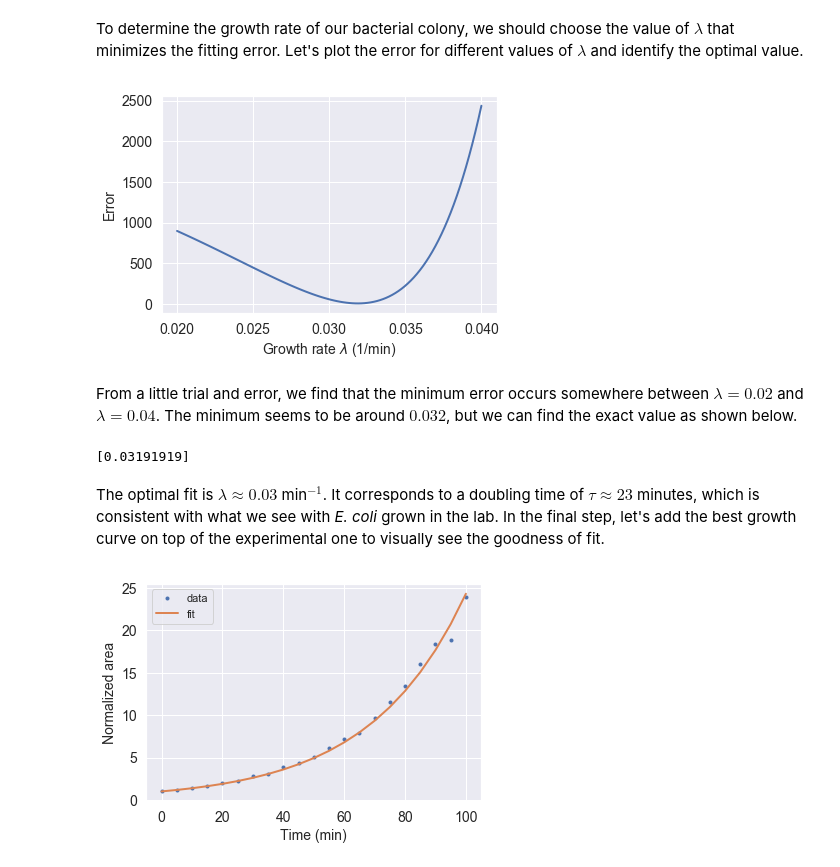
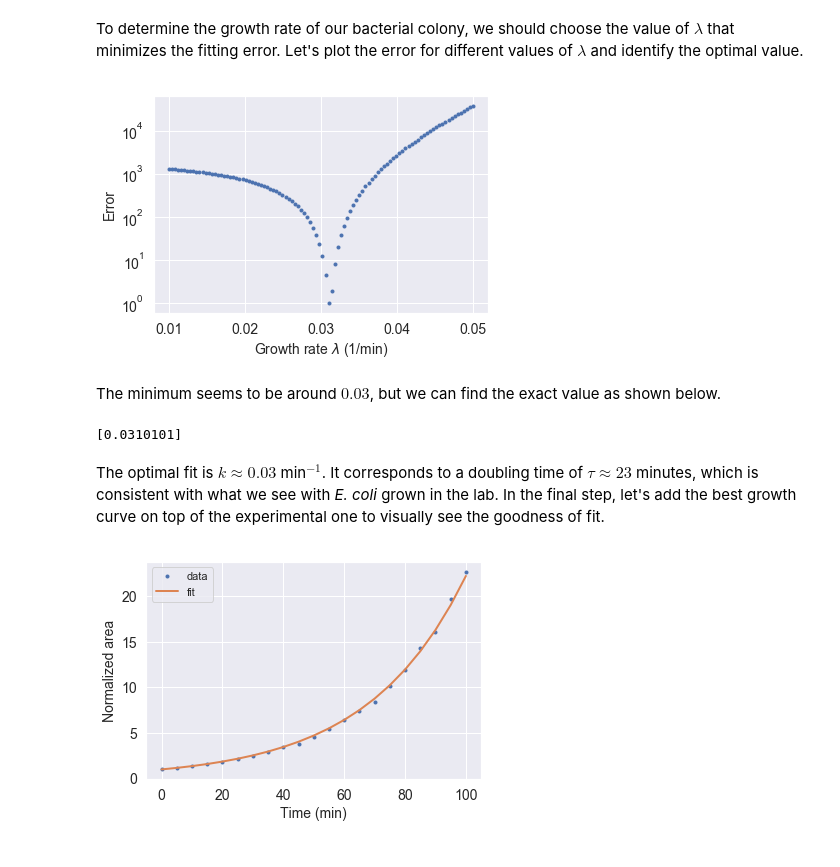
Before and after one commit to RPGroup-PBoC/gist_pboc_2019, a Jupyter notebook: code/bacterial_growth.ipynb, the cells around one changed output. Drawn from its saved outputs; the diff is of its cells as text; code cells hidden in the pictures.

```diff
--- a/code/bacterial_growth.ipynb
+++ b/code/bacterial_growth.ipynb
@@ -168,34 +164,31 @@ array(['./data/ecoli_growth/ecoli_TRITC_00.tif',
        './data/ecoli_growth/ecoli_TRITC_03.tif',
        './data/ecoli_growth/ecoli_TRITC_04.tif'], dtype='<U38')
 # %%
-# Number of frames
+# number of frames
 n_frames = len(im_names)
 
-# An array to store the bacterial areas
+# an array to store the bacterial areas
 area_tot = np.zeros(n_frames)
 
-# Extract the bacterial areas
+# extract the bacterial areas
 for n in range(n_frames):
 
-    # Read the frame
+    # read the frame
     im = skimage.io.imread(im_names[n])
 
-    # Renormalize the image
-    im_float = (im - np.min(im))/(np.max(im) - np.min(im))
+    # apply the threshold
+    im_thresh = im > 208
 
-    # Apply the threshold
-    im_thresh = im_float > threshold
-
-    # Save the area in our array
+    # save the area in our array
     area_tot[n] = np.sum(im_thresh)
 
-# Time resolution in minutes
+# time resolution in minutes
 dt = 5
 
-# Measurement times
+# measurement times
 times = dt * np.arange(n_frames)
 
-# Plot the time dependence of the bacterial area
+# plot the time dependence of the bacterial area
 plt.plot(times, area_tot, '.')
 plt.xlabel('Time (min)')
 plt.ylabel('Total area (pixels)')
@@ -236,48 +229,49 @@ def err(norm_area, times, rate):
 # %% [markdown]
 To determine the growth rate of our bacterial colony, we should choose the value of $\lambda$ that minimizes the fitting error. Let's plot the error for different values of $\lambda$ and identify the optimal value.
 # %%
-# Number of points to plot
+# number of points to plot
 n_points = 100
 
-# Range of lambdas to test
-lambdas = np.linspace(0.02, 0.04, n_points)
+# range of k's to test
+ks = np.linspace(0.01, 0.05, n_points)
 
-# Initilize an array of error
+# initilize an array of error
 errors = np.zeros(n_points)
 
-# For each lambda, call our err funtion to determine the amount of error
+# for each k, call our err funtion to determine the amount of error
 for i in range(n_points):
-    errors[i] = err(area_tot_norm, times, lambdas[i])
+    errors[i] = err(area_tot_norm, times, ks[i])
 
-# Plot the erros over the values of lambda
-plt.plot(lambdas, errors)
+# plot the erros over the values of lambda
+plt.plot(ks, errors, '.')
 plt.ylabel('Error')
 plt.xlabel('Growth rate $\lambda$ (1/min)')
+plt.yscale('log')
 plt.show()
 # %% [output]
-[figure, old version]
+[figure, new version]
 # %% [markdown]
-From a little trial and error, we find that the minimum error occurs somewhere between $\lambda = 0.02$ and $\lambda = 0.04$. The minimum seems to be around $0.032$, but we can find the exact value as shown below.
+The minimum seems to be around $0.03$, but we can find the exact value as shown below.
 # %%
-# Index of the optimal lambda
+# index of the optimal k
 ind_optimal = np.where(errors == np.min(errors))
 
-# Optimal lambda
-lambda_fit = lambdas[ind_optimal]
+# optimal k
+k_fit = ks[ind_optimal]
 
-# Show the optimal fit
-print(lambda_fit)
+# show the optimal fit
+print(k_fit)
 # %% [output]
-[0.03191919]
+[0.0310101]
 # %% [markdown]
-The optimal fit is $\lambda \approx 0.03$ min$^{-1}$. It corresponds to a doubling time of $\tau \approx 23$ minutes, which is consistent with what we see with *E. coli* grown in the lab. In the final step, let's add the best growth curve on top of the experimental one to visually see the goodness of fit.
+The optimal fit is $k \approx 0.03$ min$^{-1}$. It corresponds to a doubling time of $\tau \approx 23$ minutes, which is consistent with what we see with *E. coli* grown in the lab. In the final step, let's add the best growth curve on top of the experimental one to visually see the goodness of fit.
 # %%
-# Plot the normalized area
+# plot the normalized area
 plt.plot(times, area_tot_norm, '.')
-plt.plot(times, np.exp(lambda_fit*times))
+plt.plot(times, np.exp(k_fit*times))
 plt.xlabel('Time (min)')
 plt.ylabel('Normalized area')
 plt.legend(['data','fit'])
 plt.show()
 # %% [output]
-[figure, old version]
+[figure, new version]
```
Also changed, not shown: parts of 16 cells of this notebook, 4 other files.
